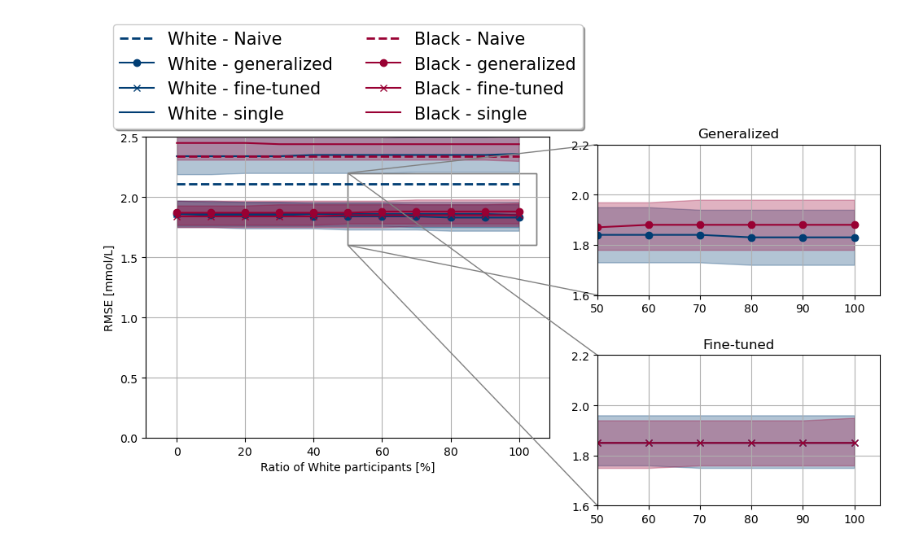
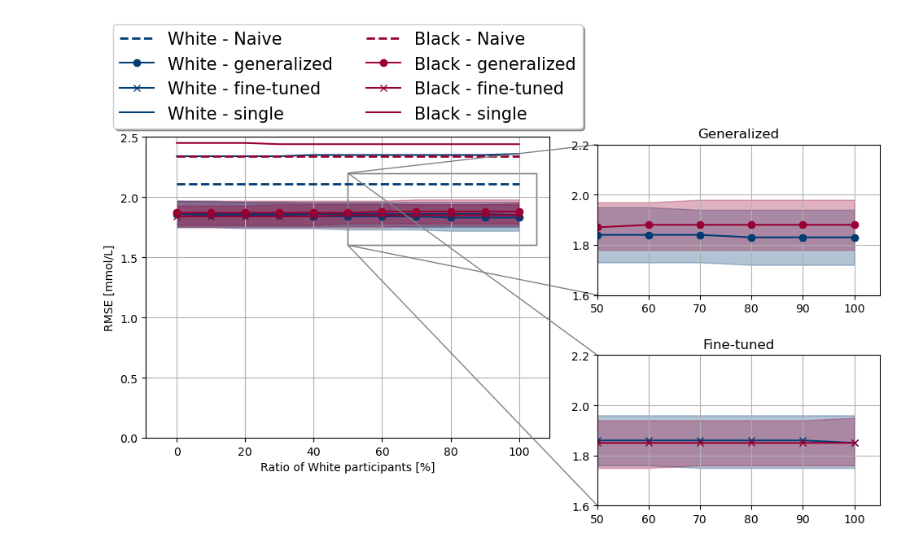
Before and after one commit to hulmanlab/jchr_racial_diff, a Jupyter notebook: scripts/3_2_plot_lmem_v2.ipynb, the cells around one changed output. Cells and saved outputs as stored; diff of their text form; code cells hidden in the pictures.

```diff
--- a/scripts/3_2_plot_lmem_v2.ipynb
+++ b/scripts/3_2_plot_lmem_v2.ipynb
@@ -84,7 +84,7 @@ line_tl_gr1 =plt.plot(x, df_tl_gr1['Estimate'], marker=marker3, linestyle='-', c
 plt.fill_between(x,df_tl_gr1['X2.5.'],df_tl_gr1['X97.5.'], color=gr1_color, alpha=0.3)
 
 line_single_gr1 = plt.plot(x, df_single_gr1['Estimate'], linestyle='-', color = gr1_color, label = f'{group1} - single')
-plt.fill_between(x,df_single_gr1['X2.5.'],df_single_gr1['X97.5.'], color=gr1_color, alpha=0.3)
+# plt.fill_between(x,df_single_gr1['X2.5.'],df_single_gr1['X97.5.'], color=gr1_color, alpha=0.3)
 
 ################
 
@@ -98,7 +98,7 @@ line_tl_gr2 = plt.plot(x, df_tl_gr2['Estimate'], marker=marker3, linestyle='-',
 plt.fill_between(x,df_tl_gr2['X2.5.'],df_tl_gr2['X97.5.'], color=gr2_color, alpha=0.3)
 
 line_single_gr2 = plt.plot(x, df_single_gr2['Estimate'], linestyle='-', color = gr2_color,label = f'{group2} - single' )
-plt.fill_between(x,df_single_gr2['X2.5.'],df_single_gr2['X97.5.'], color=gr2_color, alpha=0.3)
+# plt.fill_between(x,df_single_gr2['X2.5.'],df_single_gr2['X97.5.'], color=gr2_color, alpha=0.3)
 
 
 
@@ -130,33 +130,35 @@ ax_inset1.set_xlim(50, 105)
 ax_inset1.set_ylim(1.6, 2.2)
 ax_inset1.set_title("Generalized")
 ax_inset1.grid(True)
 
 
 ########### Transfer learned
 ax_inset2 = inset_axes(ax_lmem, width="70%", height="50%",
                        bbox_to_anchor=(0.65, 0, 1, 1),
                        bbox_transform=ax_lmem.transAxes,
                        loc='lower right', borderpad=-6 )
 
-ax_inset2.plot(x, df_tl_gr2['Estimate'], marker=marker3, linestyle='-', color = gr1_color, label = 'White_male_adult - fine-tuned')
+ax_inset2.plot(x, df_tl_gr1['Estimate'], marker=marker3, linestyle='-', color = gr1_color, label = 'White_male_adult - fine-tuned')
 ax_inset2.fill_between(x, df_tl_gr1['X2.5.'], df_tl_gr1['X97.5.'], color=gr1_color, alpha=0.3)
 
 ax_inset2.plot(x, df_tl_gr2['Estimate'], marker=marker3, linestyle='-', color = gr2_color,label = 'Black_male_adult - fine-tuned' )
 ax_inset2.fill_between(x,df_tl_gr2['X2.5.'],df_tl_gr2['X97.5.'], color=gr2_color, alpha=0.3)
 
 # Set the zoomed-in region
 ax_inset2.set_xlim(50, 105)
 ax_inset2.set_ylim(1.6, 2.2)
 ax_inset2.set_title("Fine-tuned")
 ax_inset2.grid(True)
 
 # Mark the inset region on the main plot
 mark_inset(ax_lmem, ax_inset1, loc1=2, loc2=3, fc="none", ec="0.5")
 mark_inset(ax_lmem, ax_inset2, loc1=2, loc2=3, fc="none", ec="0.5")
 ax_lmem.set_xlabel('Ratio of White participants [%]')
 ax_lmem.set_ylabel('RMSE [mmol/L]')
 ax_lmem.grid(True)
 
-plt.show()
+# plt.show()
+fig.savefig(f'../results/processed_data/2_lmem_results/2_lmem_plot.png', dpi=600, format='png',  bbox_inches='tight')  # Save as high-resolution PNG file
+# plt.savefig('../results/processed_data/2_lmem_results/2_lmem_plot.png', dpi=300, bbox_inches='tight')
 # %% [output]
-[figure, old version]
+[figure, new version]
```
Also changed, not shown: 1 other file.
